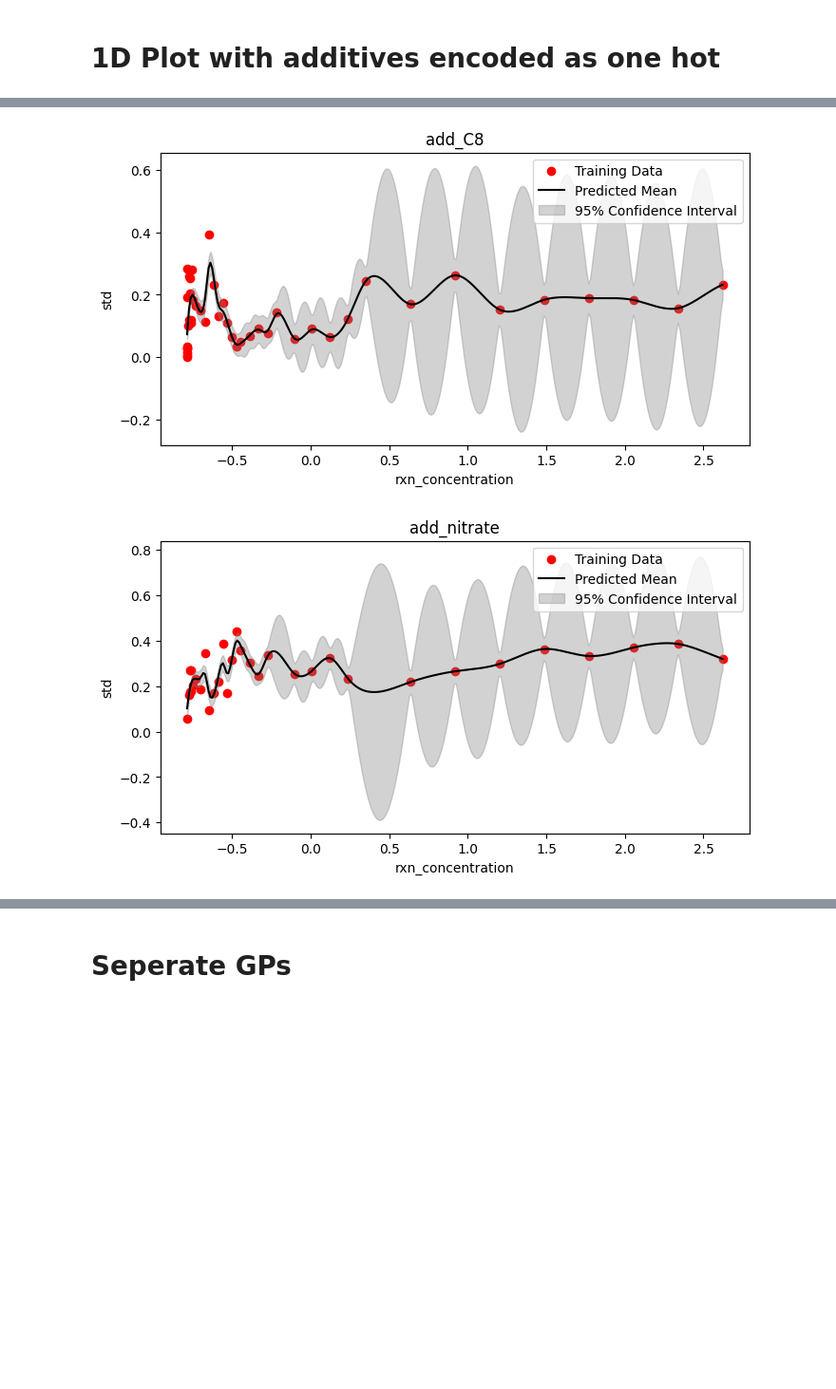
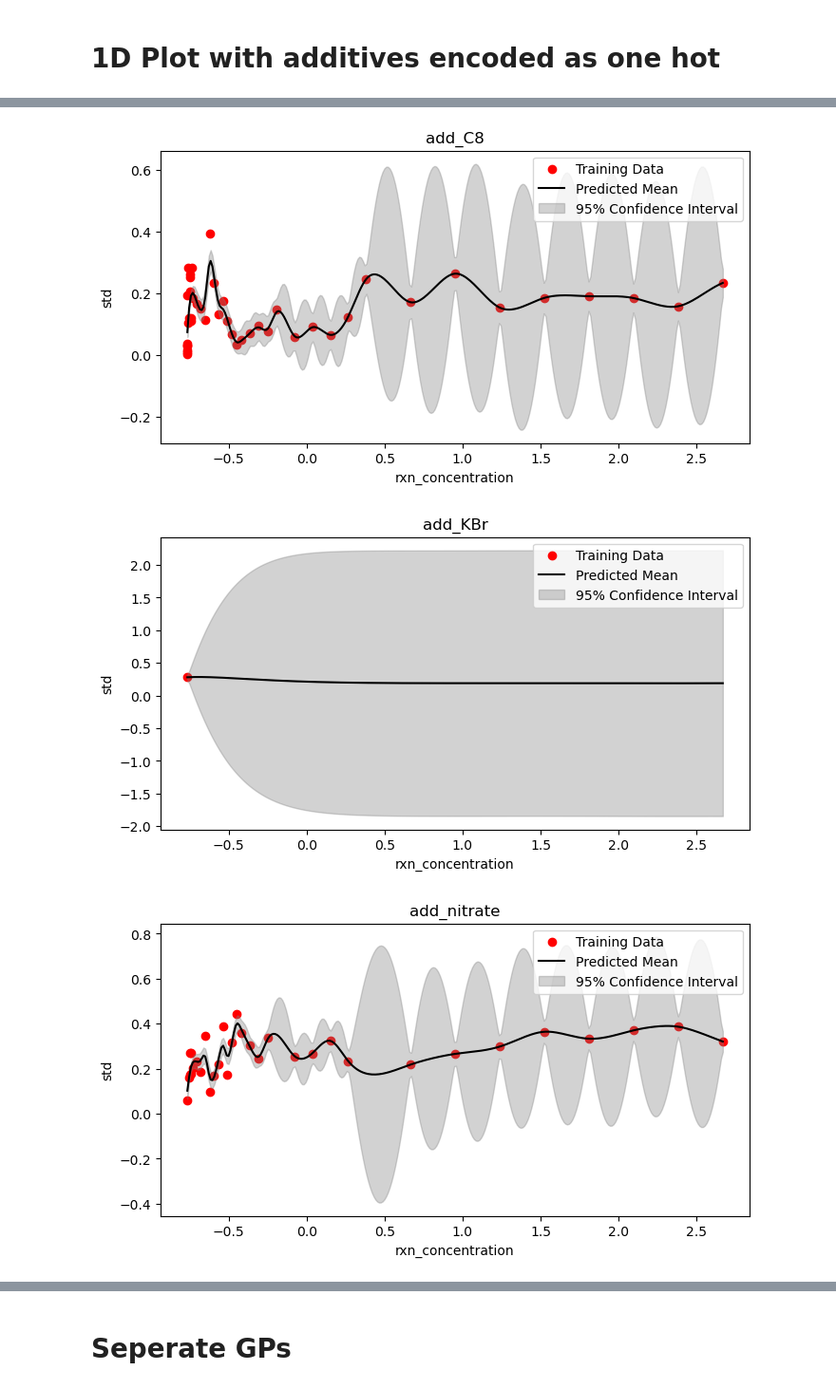
Before and after one commit to Hendricks-Laboratory/CRISIS-Autonomous-Reproducibility-Tool, a Jupyter notebook: gpr copy.ipynb, the cells around one changed output, grey strips where cells are left out. Shown at 95% size. Saved outputs shown, nothing was run; the diff lists cells and outputs as text; code cells hidden in the pictures; blank space fills up the shorter version.

```diff
--- a/gpr copy.ipynb
+++ b/gpr copy.ipynb
@@ -219,5 +261,5 @@ def plot_gp_2d(df, gp, controlVars, xVar, yVar, logVars=None, n_grid=100):
 # %%
-df = pd.read_csv('output.csv')
+df = pd.read_csv('data/output.csv')
 
 # Feature engineering
 df['rxn_concentration'] = df['concentration'] * df['volume']
@@ -292,3 +334,4 @@ kernel = 10**2 * Matern(length_scale=0.5, nu=1.5)
-[figure, old version]
+[figure, new version]
-[figure, old version]
+[figure, new version]
+[figure, added]
 10**2 * Matern(length_scale=0.5, nu=1.5)
```
Also changed, not shown: parts of 5 cells of this notebook, 17 other files.
